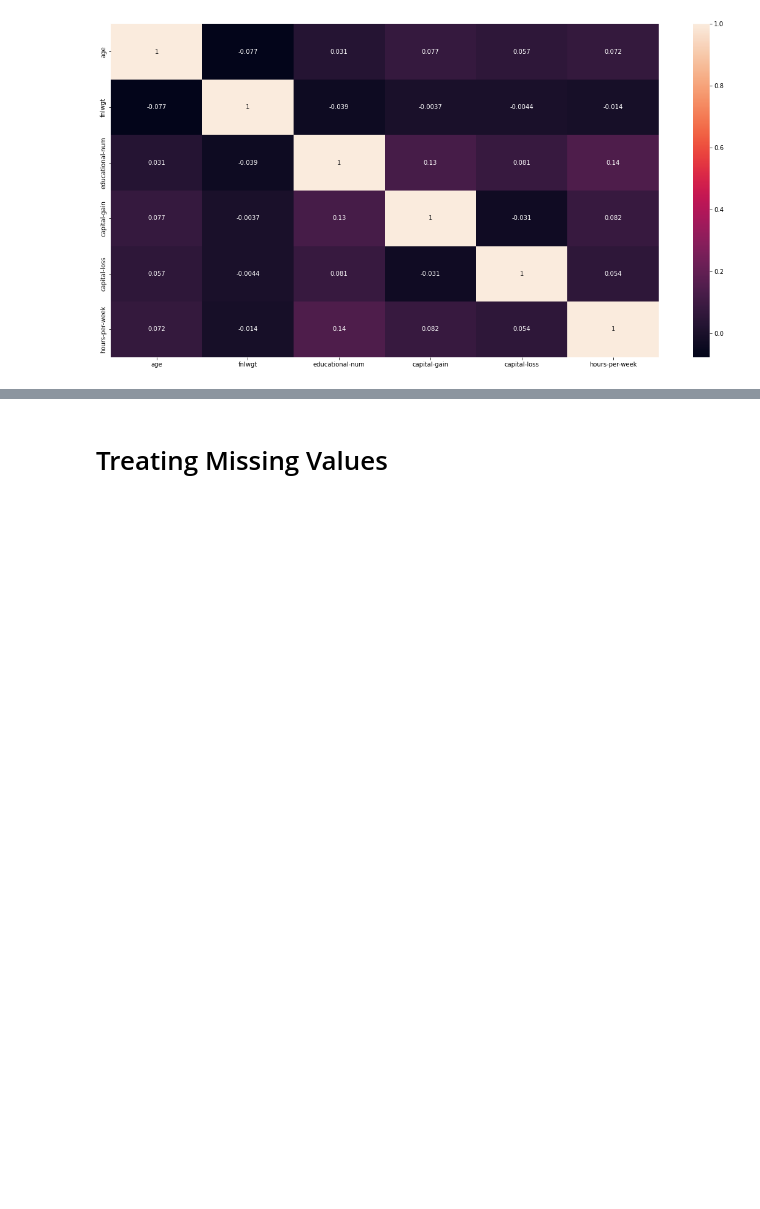
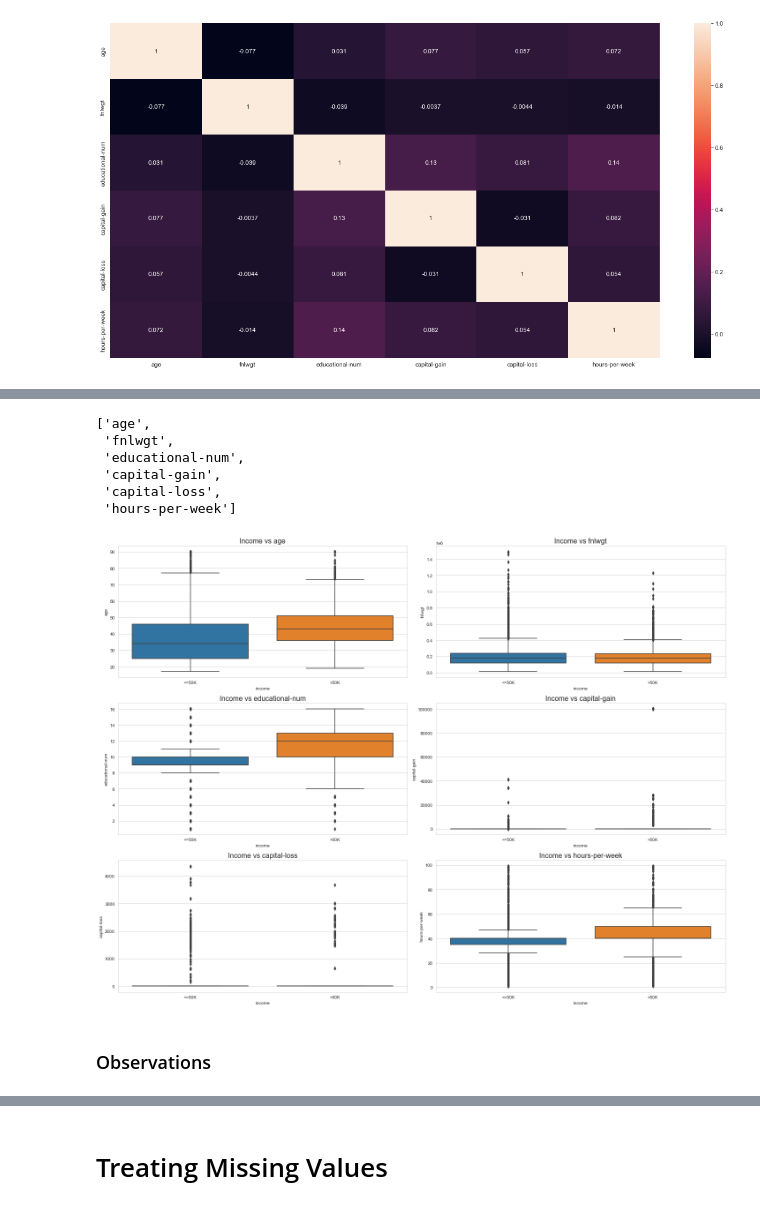
Before and after one commit to Adi161201/Internship_July_22, a Jupyter notebook: Data Analysis-2/data2.ipynb, the cells around one changed output, grey strips where cells are left out. Drawn from its saved outputs; the diff is of its cells as text; code cells hidden in the pictures; blank space fills up the shorter version.

```diff
--- a/Data Analysis-2/data2.ipynb
+++ b/Data Analysis-2/data2.ipynb
@@ -280,0 +324,27 @@ sns.pairplot(df)
+# %%
+num_col=[col for col in df.columns if df[col].dtype!='object' ]
+num_col
+# %% [output]
+['age',
+ 'fnlwgt',
+ 'educational-num',
+ 'capital-gain',
+ 'capital-loss',
+ 'hours-per-week']
+# %%
+rows=3
+cols=2
+fig , ax = plt.subplots(nrows = rows , ncols = cols , figsize = (20,15))
+
+
+count = 0
+for i in range(rows):
+    for j in range(cols):
+        sns.boxplot(data = df , x = 'income' , y = num_col[count] , ax = ax[i,j])
+        plt.tight_layout()
+        ax[i,j].set_title(f"Income vs {num_col[count]}", fontsize=16)
+        count += 1
+# %% [output]
+[figure, added]
+# %% [markdown]
+### Observations
```
Also changed, not shown: parts of 42 cells of this notebook, 3 other files.
